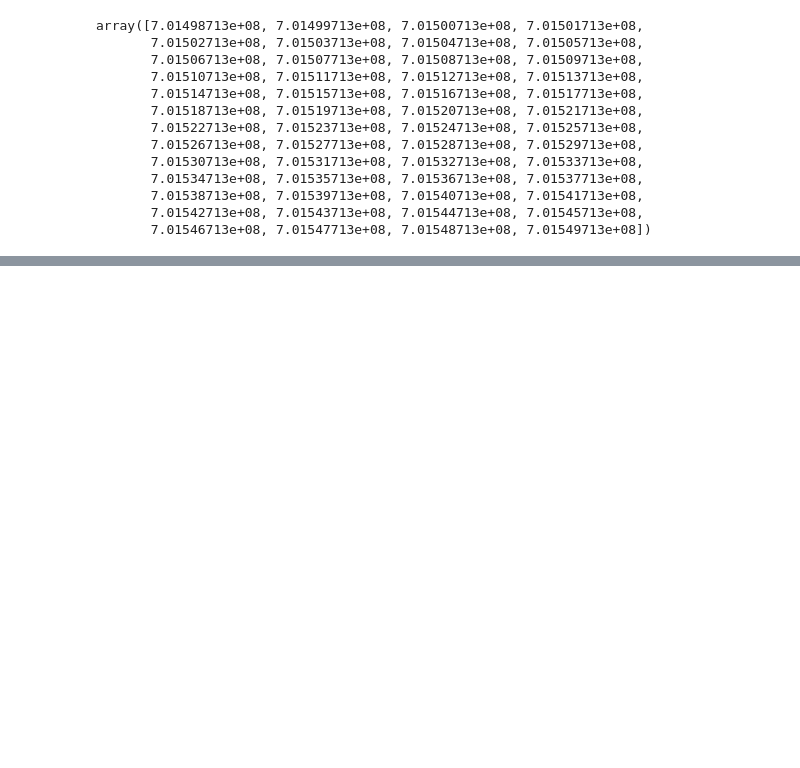
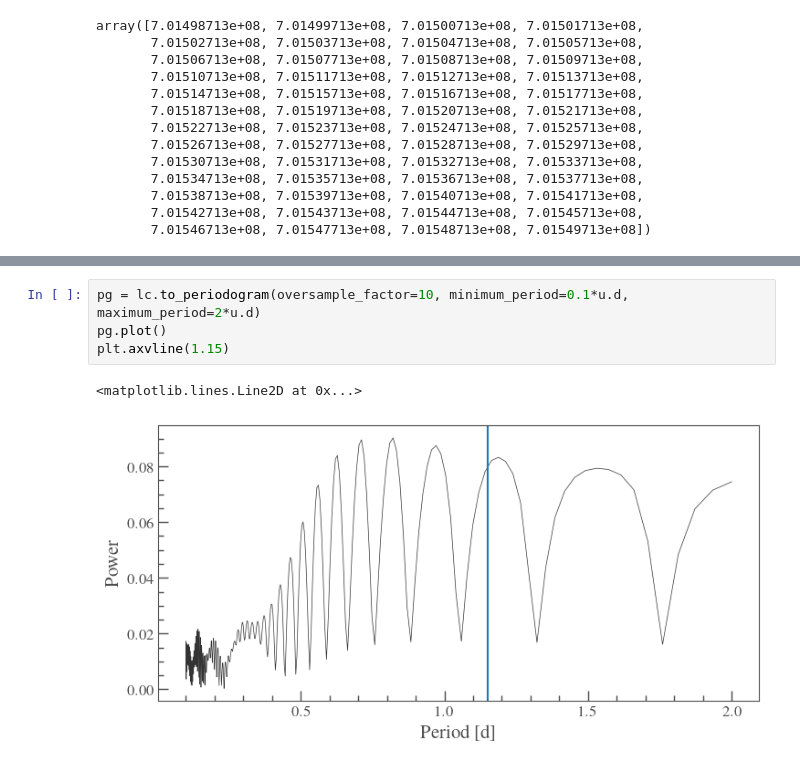
Before and after one commit to davidjwilson/gd394_chandra, a Jupyter notebook: tgcat_lc.ipynb, the cells around one changed output, grey strips where cells are left out. Drawn from its saved outputs; the diff is of its cells as text; blank space fills up the shorter version.

```diff
--- a/tgcat_lc.ipynb
+++ b/tgcat_lc.ipynb
@@ -203,0 +168,7 @@ plt.errorbar(tfold, counts, yerr=error, marker='o', ls='none')
+# %%
+pg = lc.to_periodogram(oversample_factor=10, minimum_period=0.1*u.d, maximum_period=2*u.d)
+pg.plot()
+plt.axvline(1.15)
+# %% [output]
+<matplotlib.lines.Line2D at 0x...>
+[figure, added]
```
Also changed, not shown: parts of 16 cells of this notebook, 2 other files.
